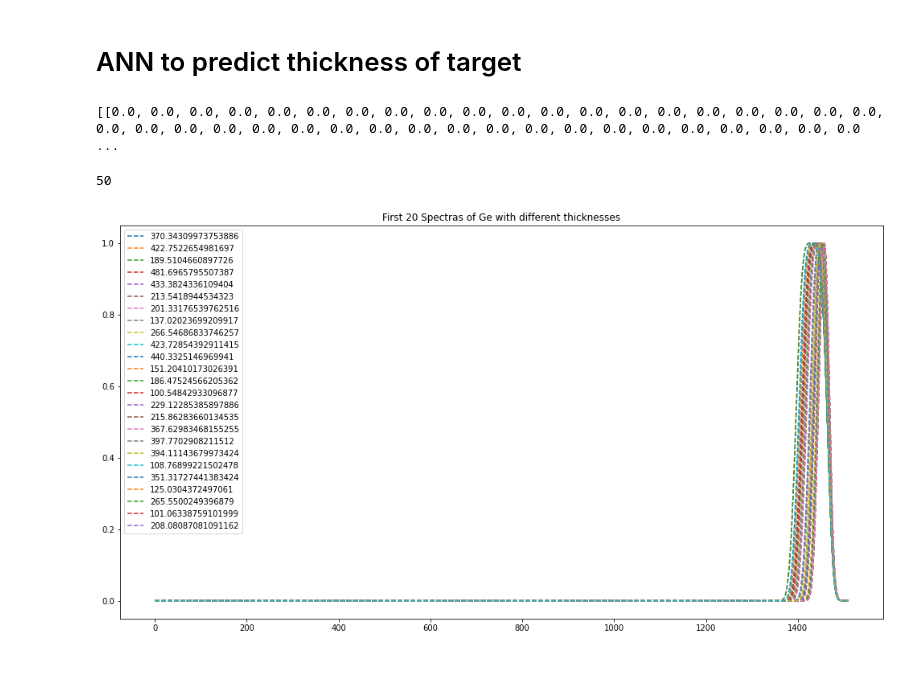
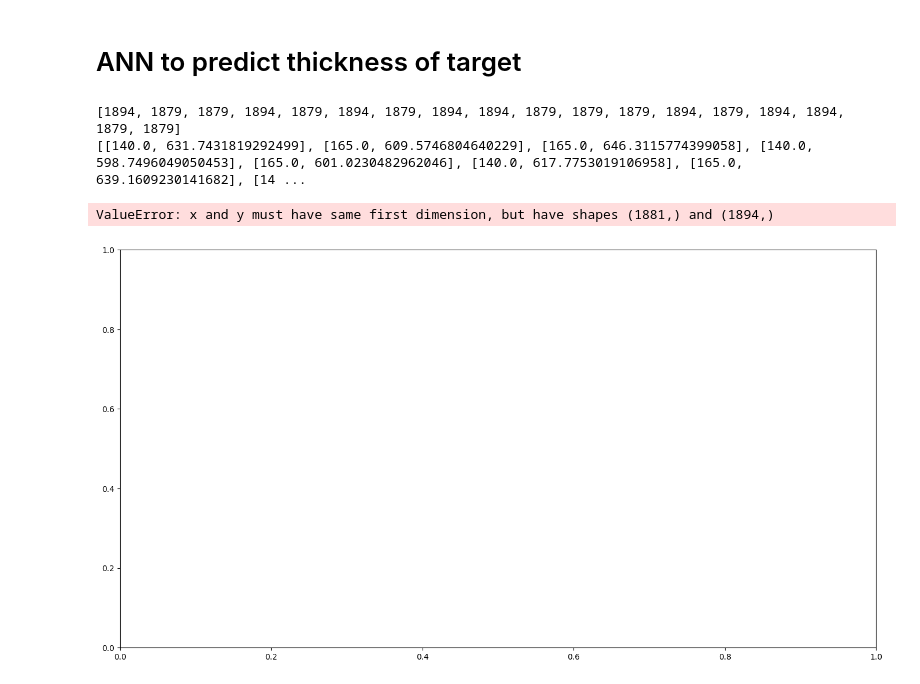
Before and after one commit to bernardombsoares/AI_Analysis_RBS_Spectra, a Jupyter notebook: rbs_ann.ipynb, the cells around one changed output. Drawn from its saved outputs; the diff is of its cells as text; code cells hidden in the pictures.

```diff
--- a/rbs_ann.ipynb
+++ b/rbs_ann.ipynb
@@ -101,41 +101,44 @@ x = []
 for line in lines:
     values = line.split()
     float_values = [float(value) for value in values]
-    x.append(float_values)
+    x.append(len(float_values))
 del x[len(x)-1]
 
 with open('labels.txt', 'r') as file:
     input_string = file.read()
-y = input_string.split(' ')
-y = [float(i) for i in y]
+lines = input_string.split('\n')
+y = []
+for line in lines:
+    values = line.split()
+    float_values = [float(value) for value in values]
+    y.append(float_values)
 
 print(x)
 print(y)
 # %% [output]
-[[0.0, 0.0, 0.0, 0.0, 0.0, 0.0, 0.0, 0.0, 0.0, 0.0, 0.0, 0.0, 0.0, 0.0, 0.0, 0.0, 0.0, 0.0, 0.0, 0.0, 0.0, 0.0, 0.0, 0.0, 0.0, 0.0, 0.0, 0.0, 0.0, 0.0, 0.0, 0.0, 0.0, 0.0, 0.0, 0.0, 0.0, 0.0, 0.0, 0.0 ...
+[1894, 1879, 1879, 1894, 1879, 1894, 1879, 1894, 1894, 1879, 1879, 1879, 1894, 1879, 1894, 1894, 1879, 1879]
+[[140.0, 631.7431819292499], [165.0, 609.5746804640229], [165.0, 646.3115774399058], [140.0, 598.7496049050453], [165.0, 601.0230482962046], [140.0, 617.7753019106958], [165.0, 639.1609230141682], [14 ...
 # %%
 Xx=[]
 for array in x:
     min_val = np.min(array)
     max_val = np.max(array)
     normalized_array = (array - min_val) / (max_val - min_val)
     Xx.append(normalized_array)
 
-print(len(X))
 X=np.array(Xx)
+
 Y=np.array(y)
-
-
-xaxis=np.arange(len(X[0]))
+xaxis=np.arange(len(X[1]))
 fig = plt.figure(figsize =(17, 9))
-for i in range(len(Y)):
+for i in range(20):
     plt.plot(xaxis,X[i],'--')
 plt.legend(Y[:25])
 plt.title('First 20 Spectras of Ge with different thicknesses')
 plt.show()
 # %% [output]
-50
+ValueError: x and y must have same first dimension, but have shapes (1881,) and (1894,)
-[figure, old version]
+[figure, new version]
 # %%
 X_train,X_test,y_train,y_test=train_test_split(X,Y,test_size=1,random_state=6)
 # %%
```
Also changed, not shown: parts of 5 cells of this notebook.
